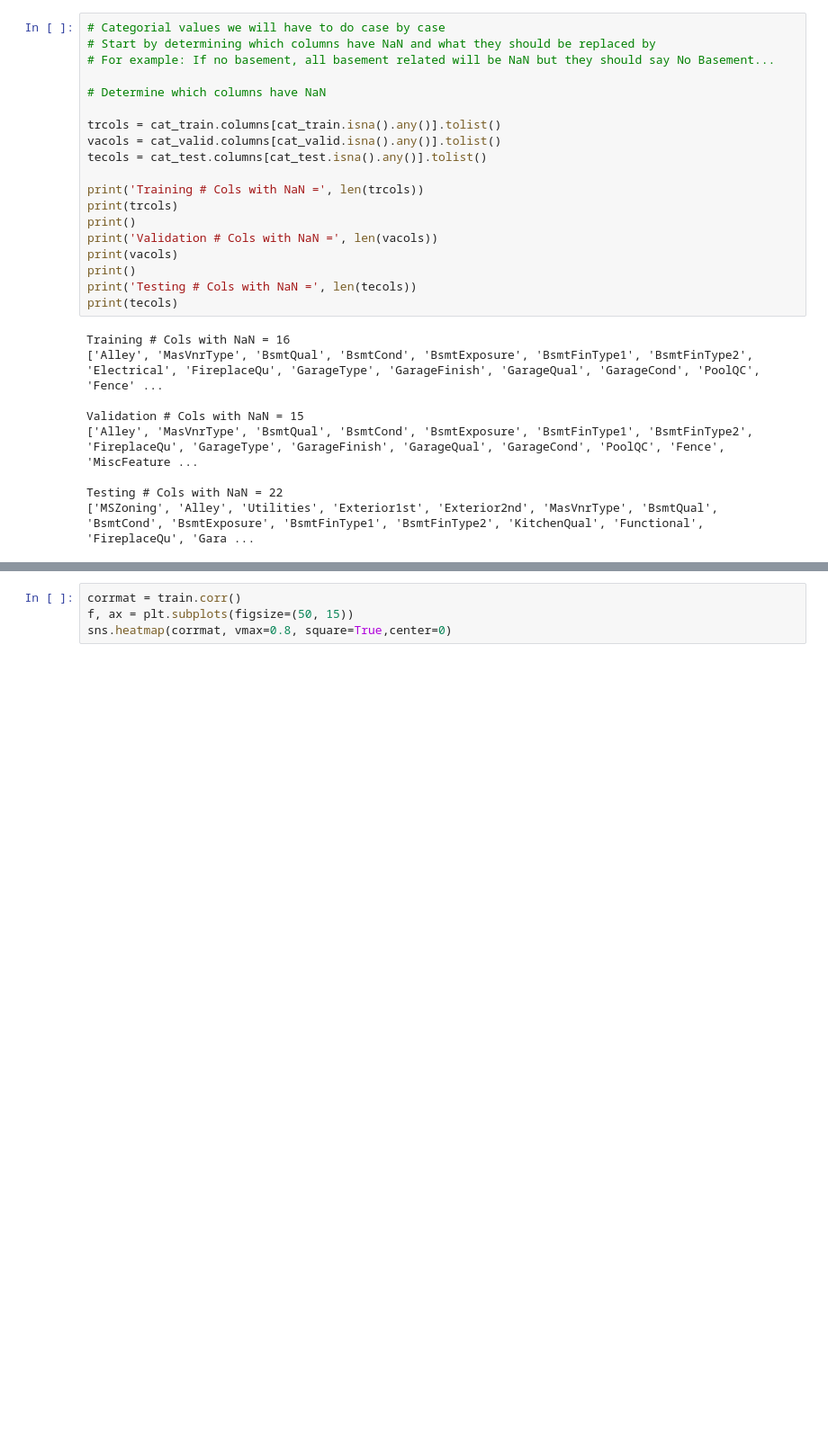
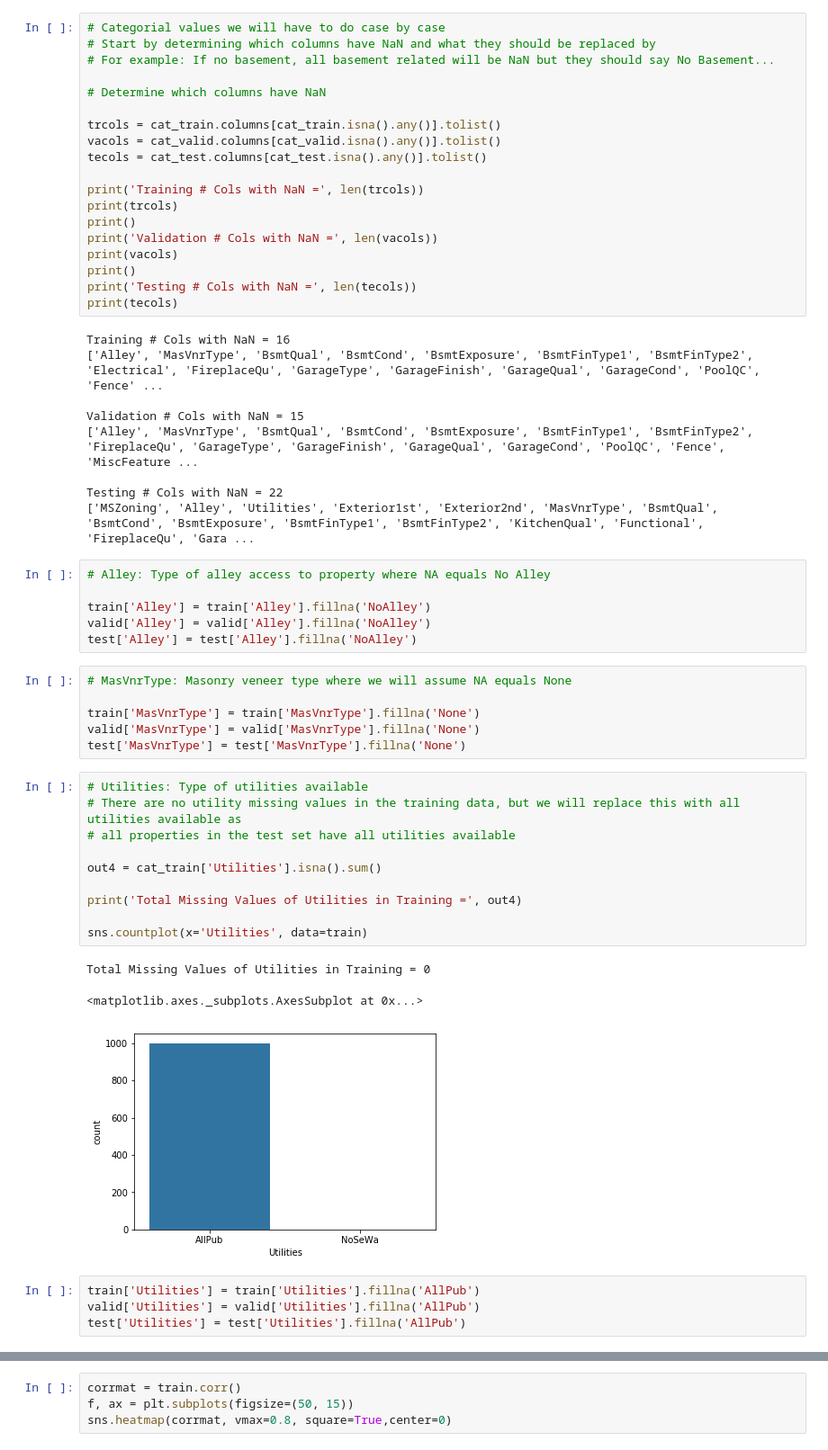
Before and after one commit to Wilson2214/HousePrice-MLClass, a Jupyter notebook: House Prices - Initial Linear Regression.ipynb, the cells around one changed output, grey strips where cells are left out. Shown: that part at 90% size. Saved outputs shown, nothing was run; the diff lists cells and outputs as text; blank space fills up the shorter version.

Commit message:
Almost complete with Categorical NaN replacement

```diff
--- a/House Prices - Initial Linear Regression.ipynb
+++ b/House Prices - Initial Linear Regression.ipynb
@@ -305,3 +305,33 @@ Validation # Cols with NaN = 15
 
 Testing # Cols with NaN = 22
 ['MSZoning', 'Alley', 'Utilities', 'Exterior1st', 'Exterior2nd', 'MasVnrType', 'BsmtQual', 'BsmtCond', 'BsmtExposure', 'BsmtFinType1', 'BsmtFinType2', 'KitchenQual', 'Functional', 'FireplaceQu', 'Gara ...
+# %%
+# Alley: Type of alley access to property where NA equals No Alley
+
+train['Alley'] = train['Alley'].fillna('NoAlley')
+valid['Alley'] = valid['Alley'].fillna('NoAlley')
+test['Alley'] = test['Alley'].fillna('NoAlley')
+# %%
+# MasVnrType: Masonry veneer type where we will assume NA equals None
+
+train['MasVnrType'] = train['MasVnrType'].fillna('None')
+valid['MasVnrType'] = valid['MasVnrType'].fillna('None')
+test['MasVnrType'] = test['MasVnrType'].fillna('None')
+# %%
+# Utilities: Type of utilities available
+# There are no utility missing values in the training data, but we will replace this with all utilities available as
+# all properties in the test set have all utilities available
+
+out4 = cat_train['Utilities'].isna().sum()
+
+print('Total Missing Values of Utilities in Training =', out4)
+
+sns.countplot(x='Utilities', data=train)
+# %% [output]
+Total Missing Values of Utilities in Training = 0
+<matplotlib.axes._subplots.AxesSubplot at 0x...>
+[figure, added]
+# %%
+train['Utilities'] = train['Utilities'].fillna('AllPub')
+valid['Utilities'] = valid['Utilities'].fillna('AllPub')
+test['Utilities'] = test['Utilities'].fillna('AllPub')
```
Also changed, not shown: parts of 15 cells of this notebook.
